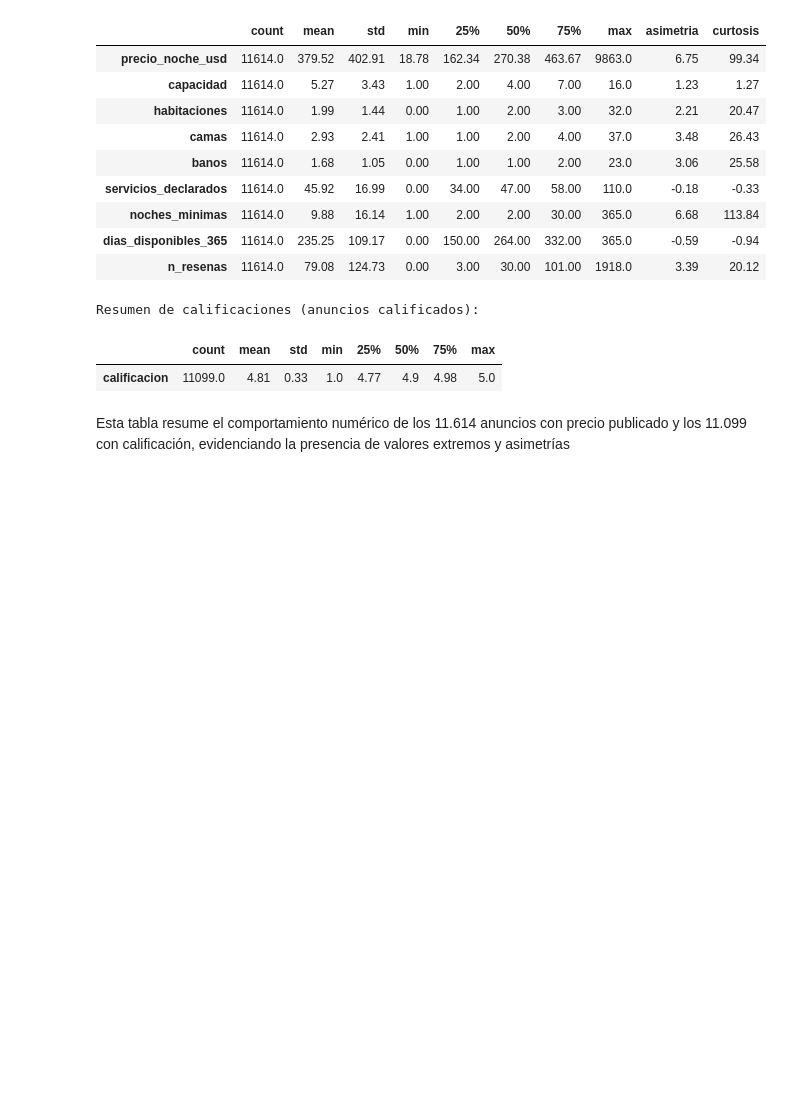
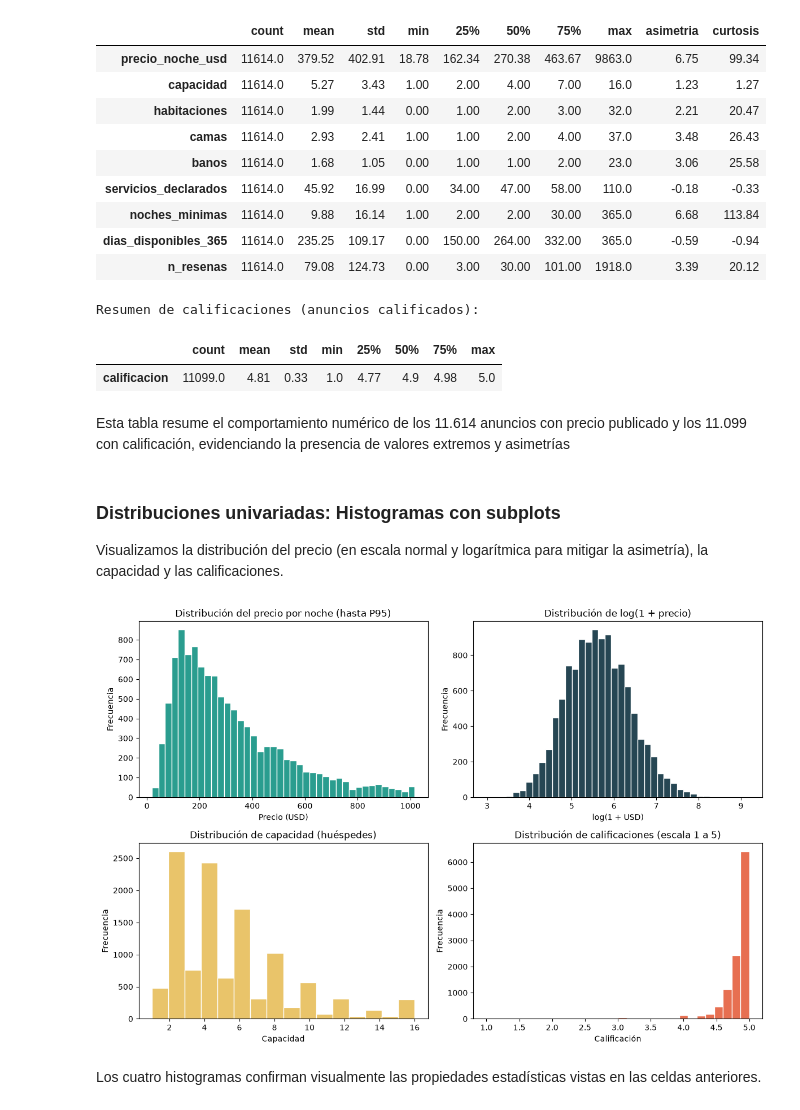
Before and after one commit to Morix9087/Proyecto-2, a Jupyter notebook: Ingenieria de Datos/Analisis exploratorio de datos.ipynb, the cells around one changed output. Saved outputs shown, nothing was run; the diff lists cells and outputs as text; code cells hidden in the pictures; blank space fills up the shorter version.

Commit message:
Distribuciones univariadas (Histogramas)

```diff
--- a/Ingenieria de Datos/Analisis exploratorio de datos.ipynb
+++ b/Ingenieria de Datos/Analisis exploratorio de datos.ipynb
@@ -65,3 +65,41 @@ Resumen de calificaciones (anuncios calificados):
 | calificacion | 11099.0 | 4.81 | 0.33 | 1.0 | 4.77 | 4.9 | 4.98 | 5.0 |
 # %% [markdown]
 Esta tabla resume el comportamiento numérico de los 11.614 anuncios con precio publicado y los 11.099 con calificación, evidenciando la presencia de valores extremos y asimetrías
+# %% [markdown]
+### Distribuciones univariadas: Histogramas con subplots
+Visualizamos la distribución del precio (en escala normal y logarítmica para mitigar la asimetría), la capacidad y las calificaciones.
+# %%
+fig, ax = plt.subplots(2, 2, figsize=(12, 8))
+
+# 1. Precio recortado al percentil 95 para ver la forma principal
+p95 = df_precio["precio_noche_usd"].quantile(0.95)
+ax[0, 0].hist(df_precio.loc[df_precio["precio_noche_usd"] <= p95, "precio_noche_usd"],
+              bins=40, color="#2a9d8f", edgecolor="white")
+ax[0, 0].set_title("Distribución del precio por noche (hasta P95)")
+ax[0, 0].set_xlabel("Precio (USD)")
+ax[0, 0].set_ylabel("Frecuencia")
+
+# 2. Logaritmo del precio (útil para el modelo de regresión)
+ax[0, 1].hist(np.log1p(df_precio["precio_noche_usd"]), bins=40, color="#264653", edgecolor="white")
+ax[0, 1].set_title("Distribución de log(1 + precio)")
+ax[0, 1].set_xlabel("log(1 + USD)")
+ax[0, 1].set_ylabel("Frecuencia")
+
+# 3. Capacidad de huéspedes
+ax[1, 0].hist(df_precio["capacidad"], bins=16, color="#e9c46a", edgecolor="white")
+ax[1, 0].set_title("Distribución de capacidad (huéspedes)")
+ax[1, 0].set_xlabel("Capacidad")
+ax[1, 0].set_ylabel("Frecuencia")
+
+# 4. Calificaciones (solo anuncios con calificación)
+ax[1, 1].hist(calif_validas, bins=30, color="#e76f51", edgecolor="white")
+ax[1, 1].set_title("Distribución de calificaciones (escala 1 a 5)")
+ax[1, 1].set_xlabel("Calificación")
+ax[1, 1].set_ylabel("Frecuencia")
+
+fig.tight_layout()
+plt.show()
+# %% [output]
+[figure, added]
+# %% [markdown]
+Los cuatro histogramas confirman visualmente las propiedades estadísticas vistas en las celdas anteriores.
```
Also changed, not shown: parts of 1 cell of this notebook.
